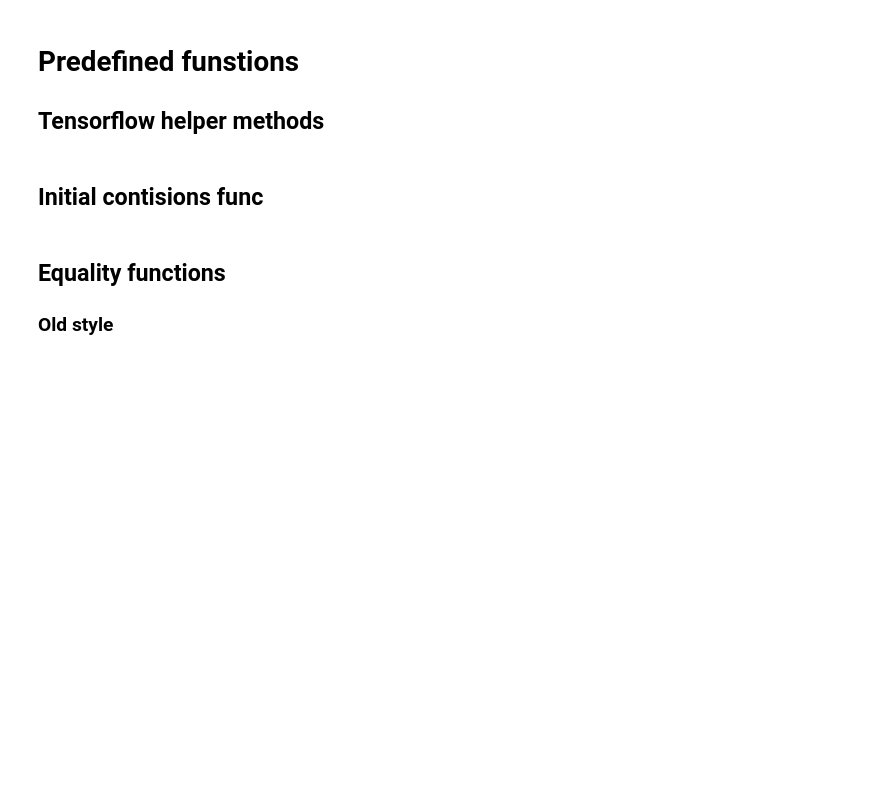
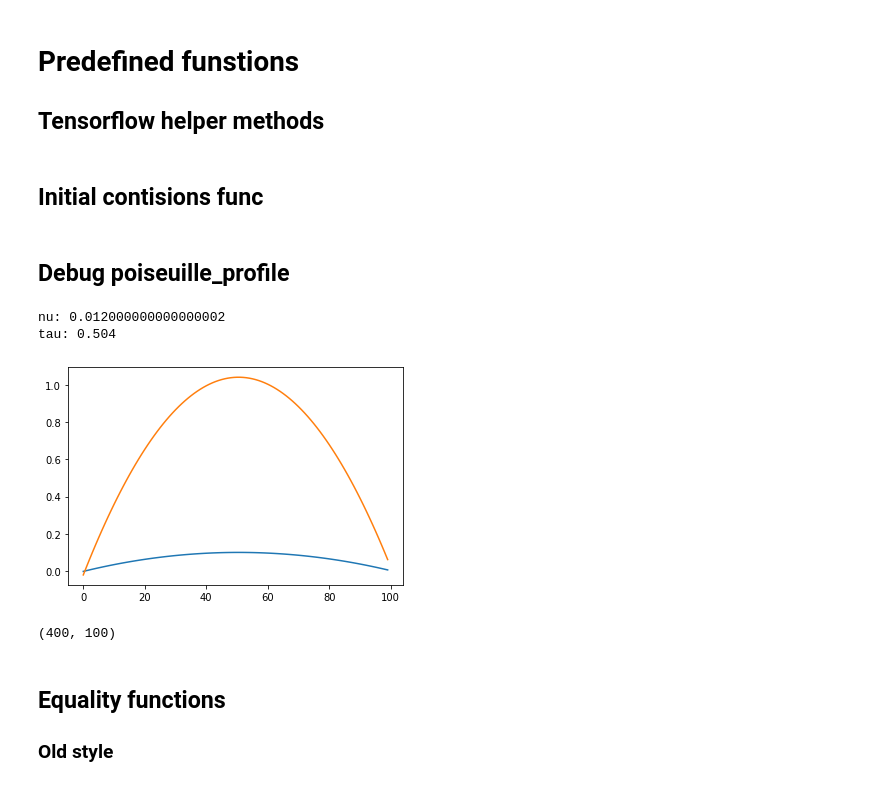
Before and after one commit to ikhlestov/master_thesis, a Jupyter notebook: cleaned_experiment.ipynb, the cells around one changed output. Drawn from its saved outputs; the diff is of its cells as text; code cells hidden in the pictures; blank space fills up the shorter version.

```diff
--- a/cleaned_experiment.ipynb
+++ b/cleaned_experiment.ipynb
@@ -10,13 +21,18 @@ Populating the interactive namespace from numpy and matplotlib
 # Settings and parameters
 # %%
 ### Settings and parameters
-LENGTH_X  = 400    # resolution x direction  # default 400
-LENGTH_Y  = 100    # resolution y direction
+NORM_LENGTH_X = 4
+NORM_LENGTH_Y = 1
+PIXEL_MULTIPLIER = 100
+LENGTH_X  = NORM_LENGTH_X * PIXEL_MULTIPLIER    # resolution x direction  # default 400
+LENGTH_Y  = NORM_LENGTH_Y * PIXEL_MULTIPLIER    # resolution y direction
 RHO_0     = 1      # average density
 TAU       = 0.6    # collision timescale (relaxation term)
+# TAU = 1
 # tau = 1.9739
 # tau = 0.9
 N_STEPS   = 4000   # number of timesteps
+# 1.7 for water
 U_MAX     = 0.1    # maximum velocity of Poiseuille inflow
 INLET_IDX = 0
 OUTLET_IDX = LENGTH_X - 1
@@ -29,7 +45,10 @@ OUTLET_SL = np.s_[:, LENGTH_X - 1]
 X, Y = np.meshgrid(range(LENGTH_X), range(LENGTH_Y))
 # INFO: shape the same as all space, but only partially filled with cylinder
 # cylinder shape: (100, 400)
-CYLINDER_RADIUS = 4
+NORM_CYLINDER_RADIUS = 0.125
+CYLINDER_RADIUS = int(NORM_CYLINDER_RADIUS * LENGTH_Y)
+print("CYLINDER_RADIUS:", CYLINDER_RADIUS)
 # True within cylinder boundaries
-CYLINDER_MASK = (X - LENGTH_X / 4) ** 2 + (Y - LENGTH_Y / 2) ** 2 < (LENGTH_Y // CYLINDER_RADIUS) ** 2
+Y_SHIFT = 0
+CYLINDER_MASK = (X - LENGTH_X / 4) ** 2 + (Y - LENGTH_Y / 2 + Y_SHIFT) ** 2 < (CYLINDER_RADIUS) ** 2
 # pylab.imshow(CYLINDER_MASK, cmap='gray')
@@ -176,6 +173,42 @@ def init_poiseuille():
         F[:, :, idx] = res
     F = np.rot90(F)
     return F
+# %% [markdown]
+## Debug poiseuille_profile
+# %%
+
+RE = [20, 40, 60, 100, 200][-1]
+L = 2 * CYLINDER_RADIUS  # характерный размер
+nu = U_MAX * L / RE
+print("nu:", nu)
+
+y, x = np.meshgrid(np.arange(LENGTH_Y), np.arange(LENGTH_X))
+# y_phys[0, :] = -0.5 .. 95.5
+# 400..100
+y_phys = y - 0.5;
+
+ux = 4 * U_MAX / (LENGTH_Y ** 2) * (y_phys * LENGTH_Y - y_phys * y_phys)
+res = ux
+# res = (y_phys * PIPE_LENGTH - y_phys * y_phys)
+pylab.plot(res[0, :])
+
+column = np.arange(LENGTH_Y)
+G = LENGTH_Y
+G = 1 / 100000
+# from wiki
+ux = G / (2 * nu) * y_phys * (LENGTH_Y - y_phys)
+pylab.plot(ux[0, :])
+
+tau = nu / 3 + 0.5
+print("tau:", tau)
+# %% [output]
+nu: 0.012000000000000002
+tau: 0.504
+[figure, added]
+# %%
+y.shape
+# %% [output]
+(400, 100)
 # %% [markdown]
 ## Equality functions
 ### Old style
```
Also changed, not shown: parts of 17 cells of this notebook.
